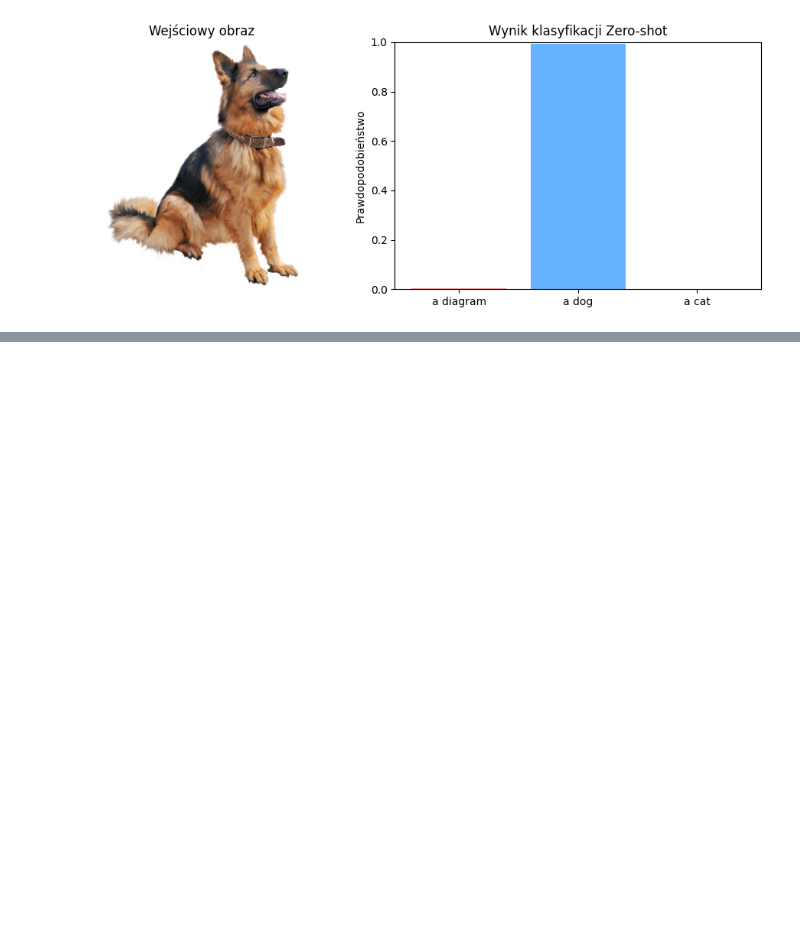
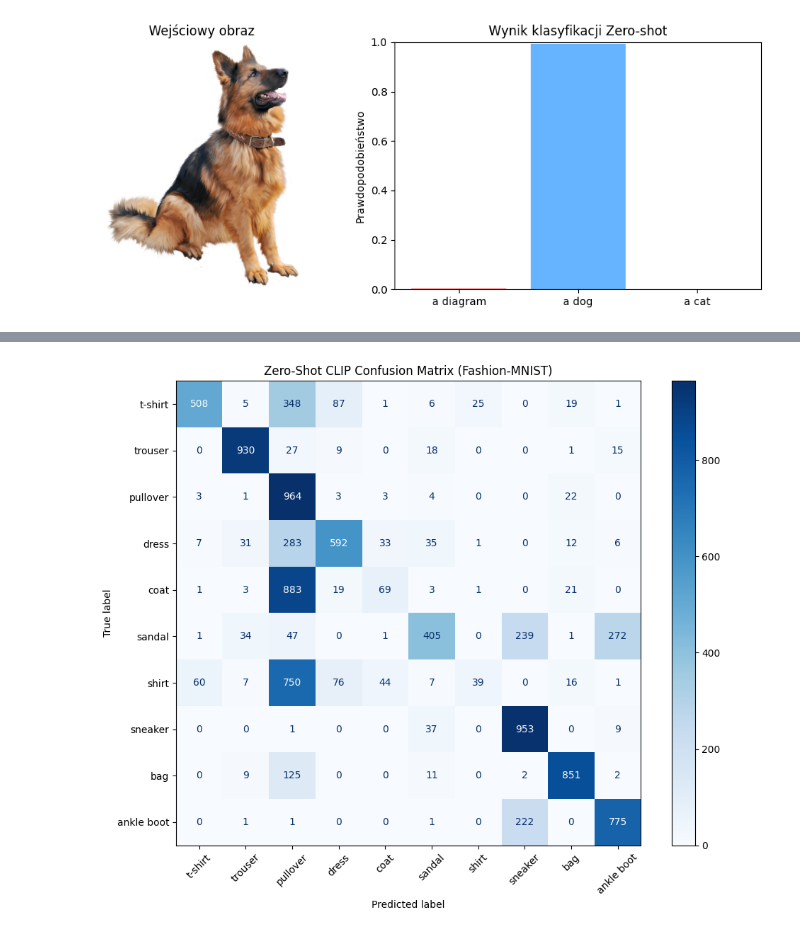
Before and after one commit to Einhartd/adom-clip, a Jupyter notebook: src/test_experiment.ipynb, the cells around one changed output, grey strips where cells are left out. Drawn from its saved outputs; the diff is of its cells as text; code cells hidden in the pictures; blank space fills up the shorter version.

```diff
--- a/src/test_experiment.ipynb
+++ b/src/test_experiment.ipynb
@@ -56,0 +126,66 @@ plt.show()
+# %%
+import numpy as np
+from torch.utils.data import DataLoader
+from sklearn.metrics import classification_report, confusion_matrix, ConfusionMatrixDisplay
+
+# 1. Create an efficient DataLoader to batch the data
+# (Reuses your globally downloaded 'dataset', 'preprocess', 'model', and 'device')
+def collate_fn(batch):
+    """Custom collate function to preprocess images on the fly into a single tensor."""
+    images = [preprocess(img[0].convert("RGB")) for img in batch]
+    targets = [img[1] for img in batch]
+    return torch.stack(images), torch.tensor(targets)
+
+test_loader = DataLoader(
+    dataset,
+    batch_size=64,
+    shuffle=False,
+    collate_fn=collate_fn,
+    num_workers=0
+)
+
+# 2. Tokenize text prompts once (outside the loop to save compute)
+class_names = [
+    "t-shirt", "trouser", "pullover", "dress", "coat",
+    "sandal", "shirt", "sneaker", "bag", "ankle boot"
+]
+labels = [f"a photo of a {name}" for name in class_names]
+text_inputs = clip.tokenize(labels).to(device)
+
+all_preds = []
+all_targets = []
+
+print("Running batch evaluation across the full dataset...")
+
+# 3. Evaluation loop over all 10,000 images
+with torch.no_grad():
+    for images, targets in test_loader:
+        images = images.to(device)
+
+        # Calculate similarity logits
+        logits_per_image, _ = model(images, text_inputs)
+
+        # Find the index of the maximum probability for each image
+        preds = logits_per_image.argmax(dim=-1).cpu().numpy()
+
+        all_preds.extend(preds)
+        all_targets.extend(targets.numpy())
+
+all_preds = np.array(all_preds)
+all_targets = np.array(all_targets)
+
+# 4. Generate and Print the Statistical Metrics
+print("\n================ STATISTICAL REPORT ================")
+print(classification_report(all_targets, all_preds, target_names=class_names))
+
+# 5. Generate and Plot the Confusion Matrix for your Seminar Slide
+fig, ax = plt.subplots(figsize=(10, 8))
+cm = confusion_matrix(all_targets, all_preds)
+disp = ConfusionMatrixDisplay(confusion_matrix=cm, display_labels=class_names)
+
+disp.plot(cmap="Blues", values_format="d", ax=ax, xticks_rotation=45)
+ax.set_title("Zero-Shot CLIP Confusion Matrix (Fashion-MNIST)")
+plt.tight_layout()
+plt.savefig("fashion_mnist_confusion_matrix.png")
+plt.show()
+# %% [output]
@@ -56,0 +211 @@ plt.show()
+[figure, added]
```
Also changed, not shown: parts of 6 cells of this notebook, 12 other files.
